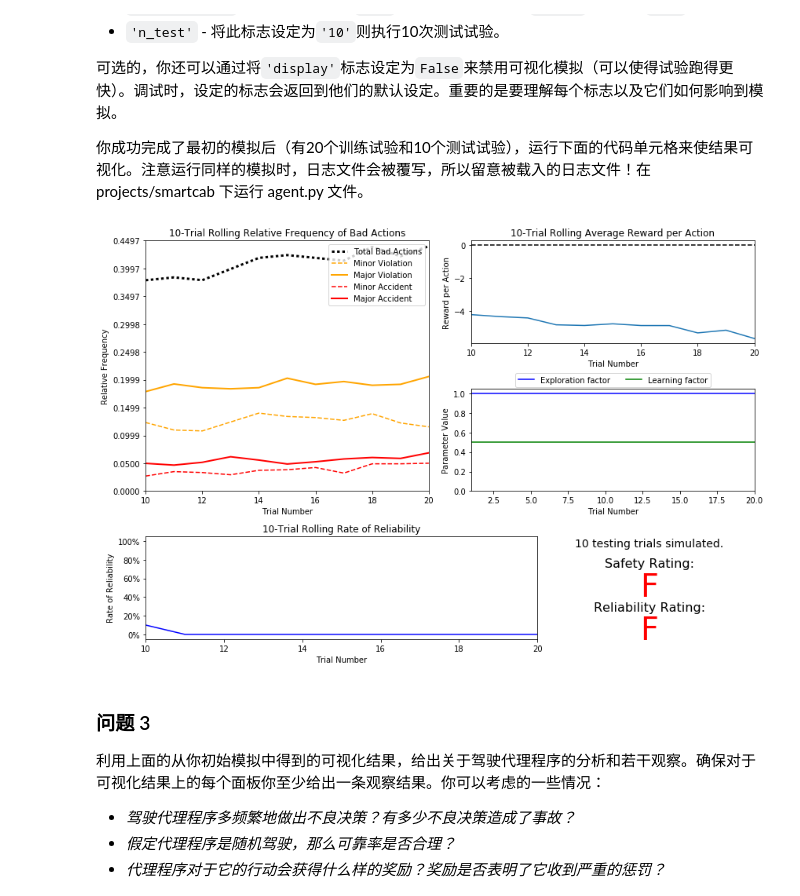
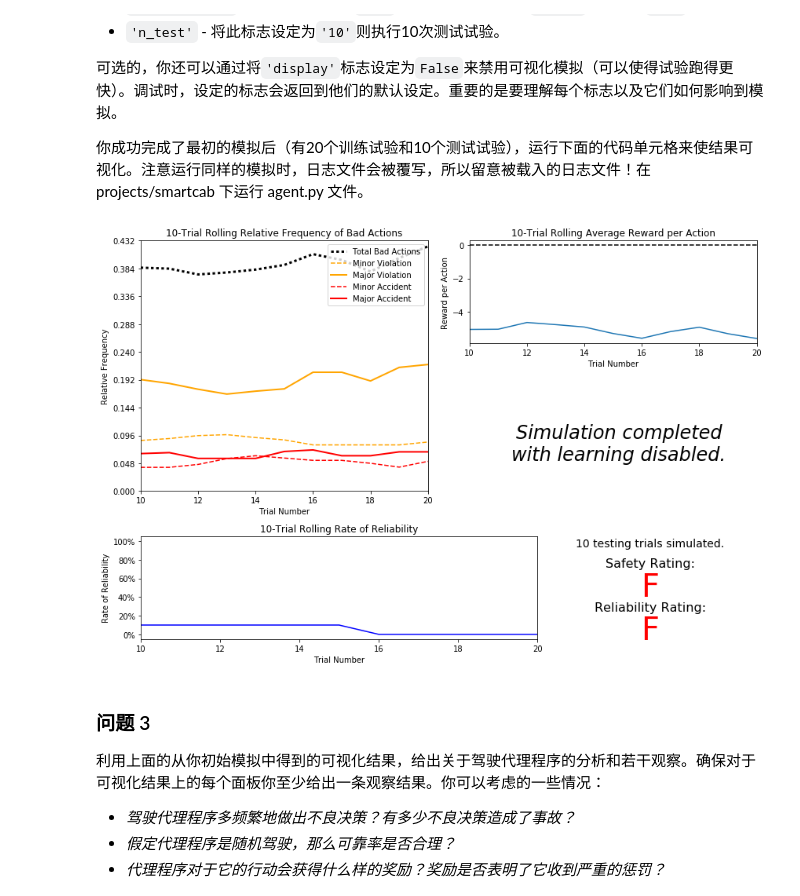
Before and after one commit to huhai463127310/smartcab, a Jupyter notebook: smartcab.ipynb, the cells around one changed output. Drawn from its saved outputs; the diff is of its cells as text; code cells hidden in the pictures.

```diff
--- a/smartcab.ipynb
+++ b/smartcab.ipynb
@@ -93,9 +95,9 @@ import visuals as vs
 你成功完成了最初的模拟后（有20个训练试验和10个测试试验），运行下面的代码单元格来使结果可视化。注意运行同样的模拟时，日志文件会被覆写，所以留意被载入的日志文件！在 projects/smartcab 下运行 agent.py 文件。
 # %%
 # Load the 'sim_no-learning' log file from the initial simulation results
-vs.plot_trials('sim_no-learning.csv.bak')
+vs.plot_trials('sim_no-learning.csv')
 # %% [output]
-[figure, old version]
+[figure, new version]
 # %% [markdown]
 ### 问题 3
 利用上面的从你初始模拟中得到的可视化结果，给出关于驾驶代理程序的分析和若干观察。确保对于可视化结果上的每个面板你至少给出一条观察结果。你可以考虑的一些情况：
```
Also changed, not shown: parts of 9 cells of this notebook, 5 other files.
